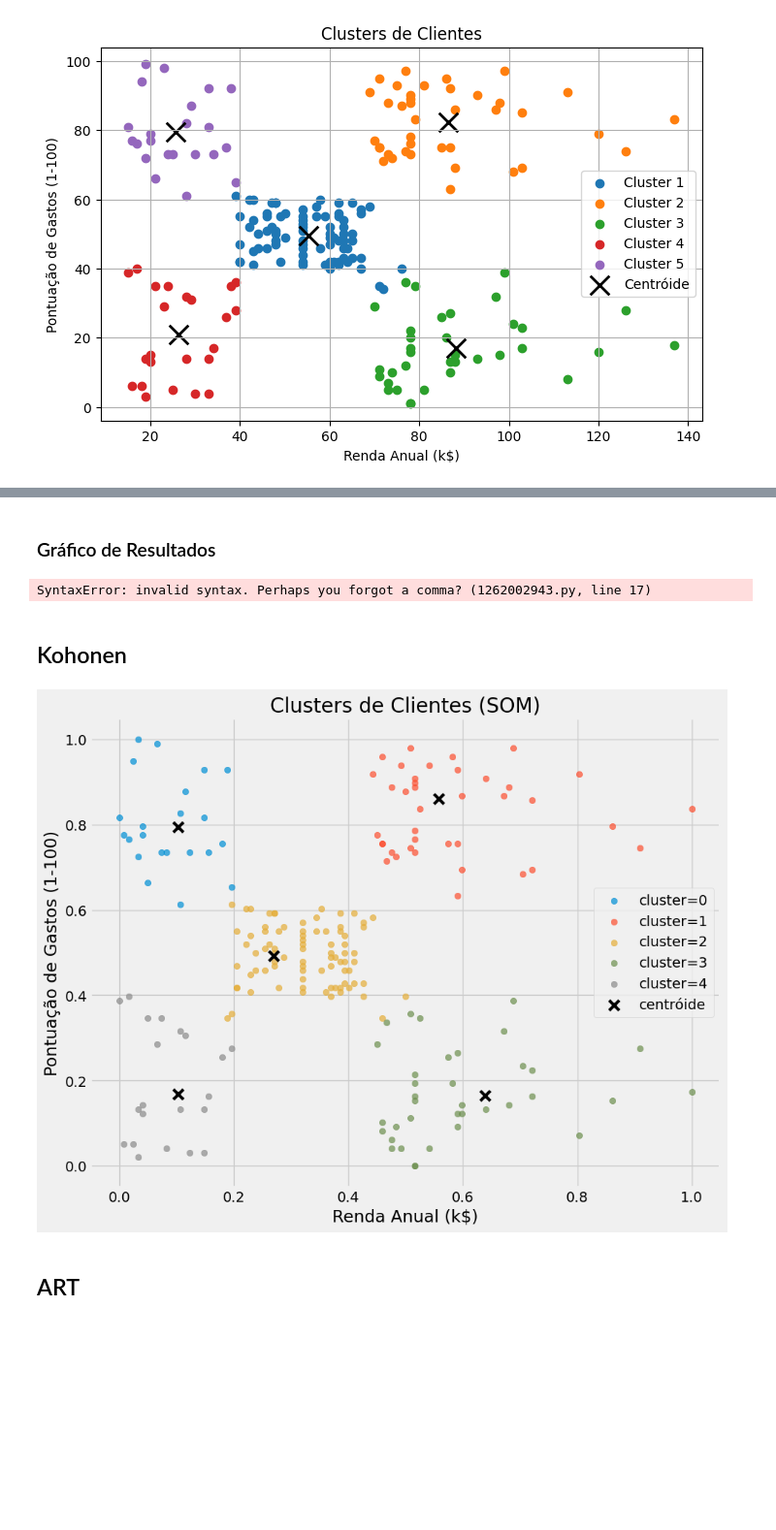
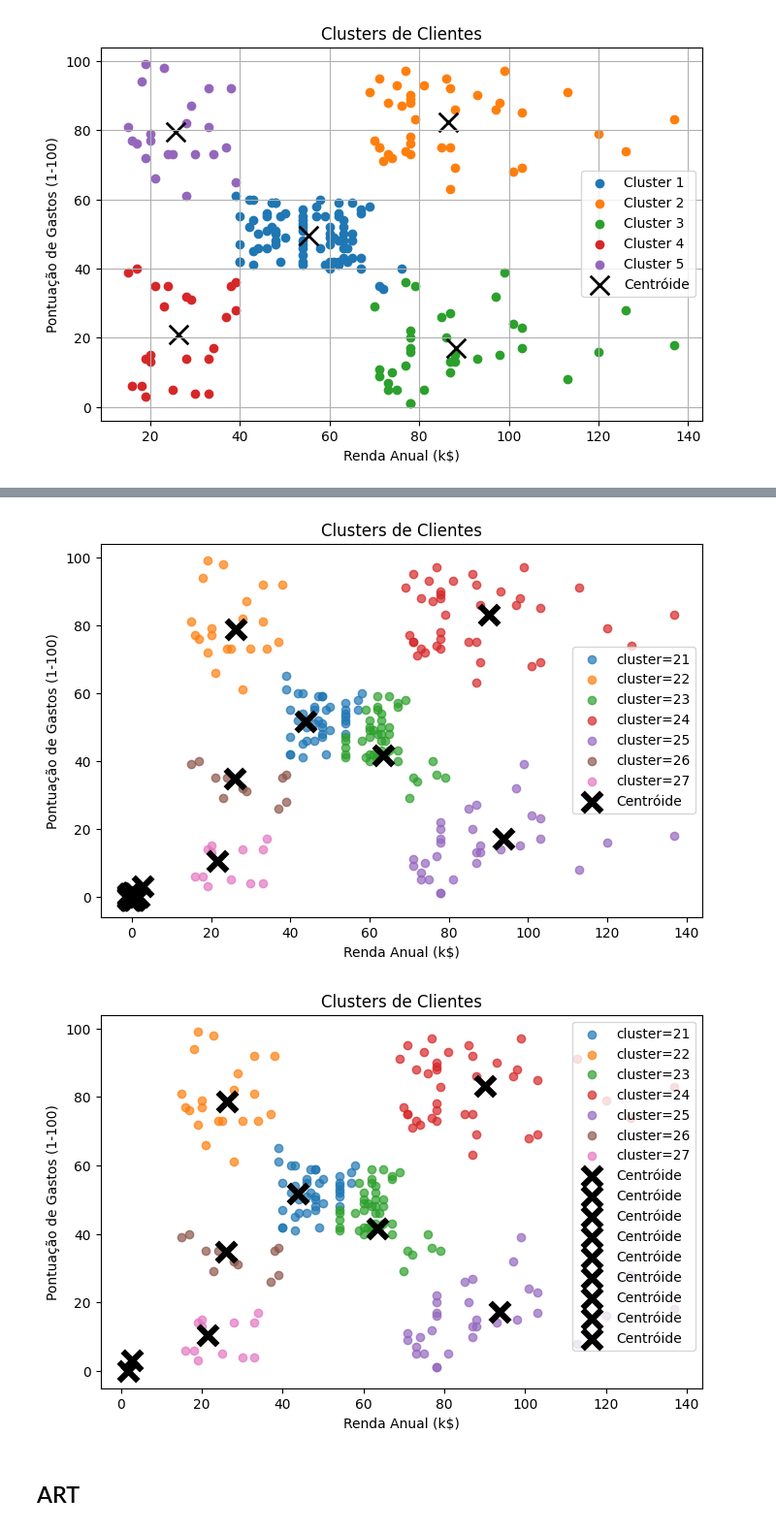
Before and after one commit to carlosgttfs/Redes-N-o-Supervisionadas, a Jupyter notebook: SOM.ipynb, the cells around one changed output, grey strips where cells are left out. Shown at 97% size. Saved outputs shown, nothing was run; the diff lists cells and outputs as text; code cells hidden in the pictures; blank space fills up the shorter version.

```diff
--- a/SOM.ipynb
+++ b/SOM.ipynb
@@ -311,6 +311,6 @@ Clusters: 5
 # %%
 # Eu uso topografia linear som
-som_shape = (1, 5)
+som_shape = (1, int(5*np.sqrt(n_0)))
 
 som = MiniSom(som_shape[0], som_shape[1], data.shape[1], sigma=0.5, learning_rate=0.5)
 
@@ -335,5 +335,3 @@ plt.show()
-# %% [markdown]
-### Gráfico de Resultados
 # %%
 # cada neurônio representa um cluster
 winner_coordinates = np.array([som.winner(x) for x in data]).T
@@ -343,7 +341,7 @@ winner_coordinates = np.array([som.winner(x) for x in data]).T
 cluster_index = np.ravel_multi_index(winner_coordinates, som_shape)
 
 # Plotando os clusters
-plt.figure(figsize=(10,8))
+plt.figure(figsize=(8,5))
 
 for c in np.unique(cluster_index):
     plt.scatter(data[cluster_index == c, 0],
@@ -351,63 +349,49 @@ for c in np.unique(cluster_index):
 
 # Plotando centróides
 for centroid in som.get_weights():
-    plt.scatter(centroid[:,Q 0], centroid[:, 1], marker='x',
-                s=10, linewidths=20, color='k') # label='centróide'
+    plt.scatter(centroid[:,0], centroid[:, 1], marker='x',
+                s=10, linewidths=20, color='k', label='Centróide') # label='centróide'
 
 plt.title("Clusters de Clientes")
 plt.xlabel("Renda Anual (k$)")
 plt.ylabel("Pontuação de Gastos (1-100)")
 plt.legend();
 # %% [output]
-SyntaxError: invalid syntax. Perhaps you forgot a comma? (1262002943.py, line 17)
+[figure, added]
-# %% [markdown]
-## Kohonen
 # %%
-# Importar bibliotecas necessárias
 import numpy as np
-import pandas as pd
 import matplotlib.pyplot as plt
-from minisom import MiniSom
 
-# Carregar o dataset
-DATA_DIR = './dataset/Mall_Customers.csv'
-df = pd.read_csv(DATA_DIR)
 
-# Selecionar Renda Anual e Pontuação de Gastos como nossas características
-features = df[['Annual Income (k$)', 'Spending Score (1-100)']]
-data = features.values
+# Calcular a norma de cada ponto (distância à origem)
+norms = np.linalg.norm(data, axis=1)
 
-# Normalizar os dados
-from sklearn.preprocessing import MinMaxScaler
-scaler = MinMaxScaler()
-data = scaler.fit_transform(data)
+# Encontrar a menor norma
+min_norm = np.min(norms)
 
-# Configurar e treinar o SOM
-som_shape = (1, 5)  # Definindo a topologia linear com 5 neurônios
-som = MiniSom(som_shape[0], som_shape[1], data.shape[1], sigma=0.5, learning_rate=0.5)
-som.random_weights_init(data)
-som.train_random(data, 1000)  # Treinar o SOM com 1000 iterações
+# Definindo a tolerância como uma fração do menor valor absoluto
+tolerance = min_value
 
-# Obter os clusters
-winner_coordinates = np.array([som.winner(x) for x in data]).T
-cluster_index = np.ravel_multi_index(winner_coordinates, som_shape)
+# Plotando os clusters
+plt.figure(figsize=(8,5))
 
-# Plotar os clusters
-plt.figure(figsize=(10, 8))
 for c in np.unique(cluster_index):
-    plt.scatter(data[cluster_index == c, 0], data[cluster_index == c, 1], label='cluster='+str(c), alpha=.7)
+    plt.scatter(data[cluster_index == c, 0],
+                data[cluster_index == c, 1], label='cluster='+str(c), alpha=.7)
 
-# Plotar centróides
-for centroid in som.get_weights():
-    plt.scatter(centroid[:, 0], centroid[:, 1], marker='x', s=100, linewidths=3, color='k', label='centróide')
+# Plotando centróides
+for centroid in som.get_weights()[0]:
+    # Filtrando centróides próximos de 0
+    if np.any(np.linalg.norm(centroid, axis=0) > tolerance):  # Verifica se qualquer coordenada é maior que a tolerância
+        plt.scatter(centroid[0], centroid[1], marker='x',
+                    s=10, linewidths=20, color='k', label='Centróide') # label='centróide'
 
-plt.title("Clusters de Clientes (SOM)")
+plt.title("Clusters de Clientes")
 plt.xlabel("Renda Anual (k$)")
 plt.ylabel("Pontuação de Gastos (1-100)")
-plt.legend()
-plt.show()
+plt.legend();
 # %% [output]
-[figure, old version]
+[figure, new version]
 # %% [markdown]
 ## ART
 # %%
```
Also changed, not shown: parts of 4 cells of this notebook.
